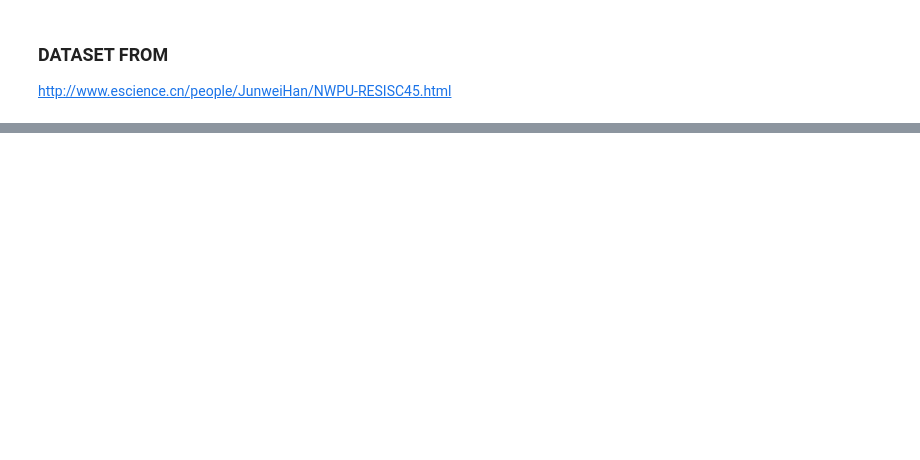
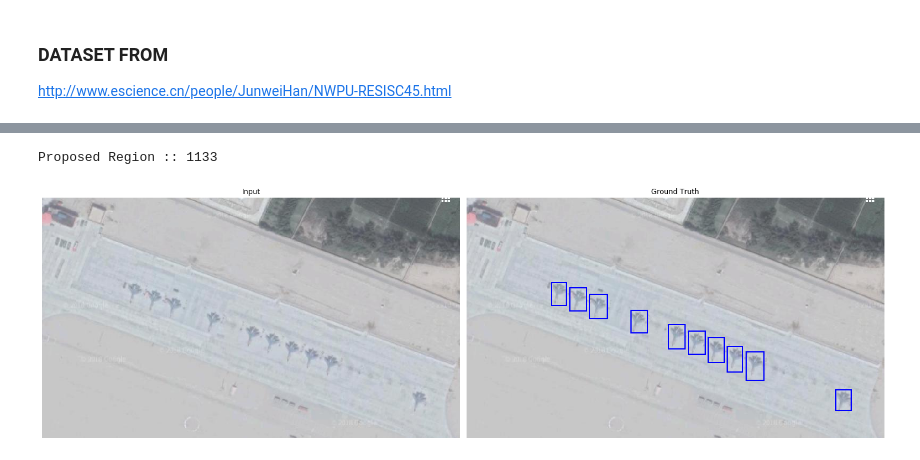
Before and after one commit to Raidin/DeepLearningResearch, a Jupyter notebook: object_detection/RCNN/analysis_airplane_dataset.ipynb, the cells around one changed output, grey strips where cells are left out. Cells and saved outputs as stored; diff of their text form; code cells hidden in the pictures; blank space fills up the shorter version.

```diff
--- a/object_detection/RCNN/analysis_airplane_dataset.ipynb
+++ b/object_detection/RCNN/analysis_airplane_dataset.ipynb
@@ -83,0 +114,12 @@ DrawImage(img_files, gt_bboxes)
+# %%
+def ComputeTargetDelta(gt, p):
+    d = np.zeros_like(p, dtype=np.float32)
+    gt = gt.astype(np.float32)
+    p = p.astype(np.float32)
+
+    d[:, 0] = np.divide(np.subtract(gt[0], p[:,0]), p[:,2])
+    d[:, 1] = np.divide(np.subtract(gt[1], p[:,1]), p[:,3])
+    d[:, 2] = np.log(np.divide(gt[2], p[:,2]))
+    d[:, 3] = np.log(np.divide(gt[2], p[:,3]))
+
+    return d
@@ -83,0 +207,41 @@ DrawImage(img_files, gt_bboxes)
+# %%
+test_img_list = np.load('test_img_list.npy')
+# img_id = 5
+
+# img_file = random.choice(test_img_list)
+# img_file = test_img_list[img_id]
+img_file = 'Planes12.jpg'
+
+img = cv2.imread(os.path.join(IMG_DIR, img_file))
+
+# Selective Search
+ss = cv2.ximgproc.segmentation.createSelectiveSearchSegmentation()
+ss.setBaseImage(img)
+ss.switchToSelectiveSearchFast()
+rois = ss.process()
+print('Proposed Region :: {}'.format(len(rois)))
+
+rois[:, 2] = rois[:, 0] + rois[:, 2]
+rois[:, 3] = rois[:, 1] + rois[:, 3]
+
+ann_file = '{}.csv'.format(img_file.split('.')[0])
+data = pd.read_csv(os.path.join(ANN_DIR, ann_file))
+gt_bbox = np.array([], dtype=np.int32).reshape(0, 4)
+
+for row in data.iterrows():
+    line = row[1][0].split(" ")
+    x1 = int(line[0])
+    y1 = int(line[1])
+    x2 = int(line[2])
+    y2 = int(line[3])
+    gt_bbox = np.vstack([gt_bbox, [x1, y1, x2, y2]])
+
+regions, delta = AdjustRegion(gt_bbox, rois)
+
+fig, ax = plt.subplots(1, 2, figsize=(20, 20))
+DrawBoxes(img, [], title='Input', color='blue', linestyle="-", ax=ax[0])
+DrawBoxes(img, gt_bbox, title='Ground Truth', color='blue', linestyle="-", ax=ax[1])
+plt.tight_layout()
+# %% [output]
+Proposed Region :: 1133
+[figure, added]
```
Also changed, not shown: parts of 10 cells of this notebook, 8 other files.
